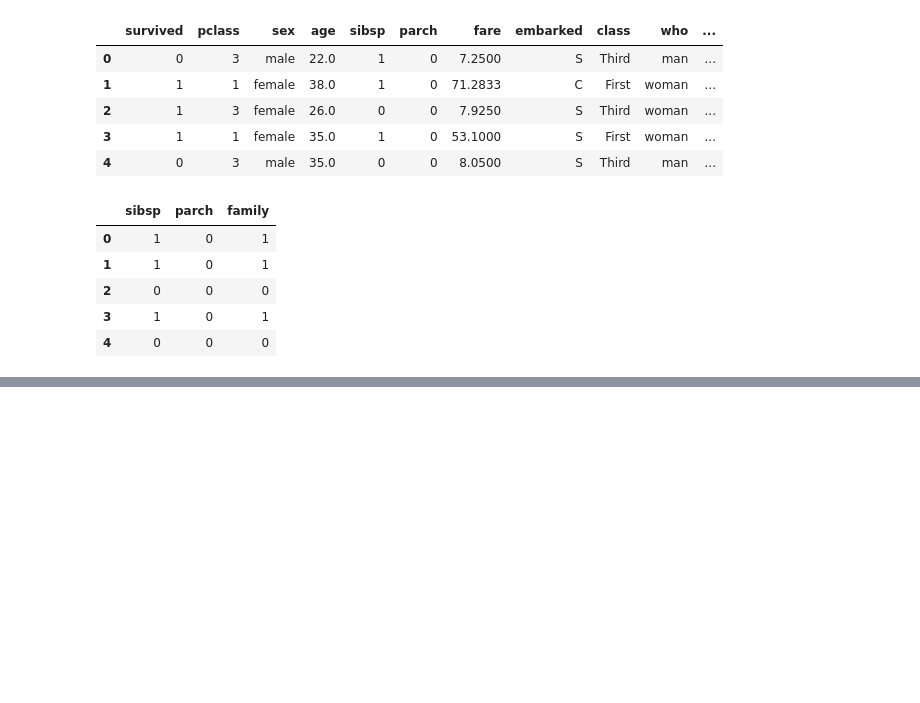
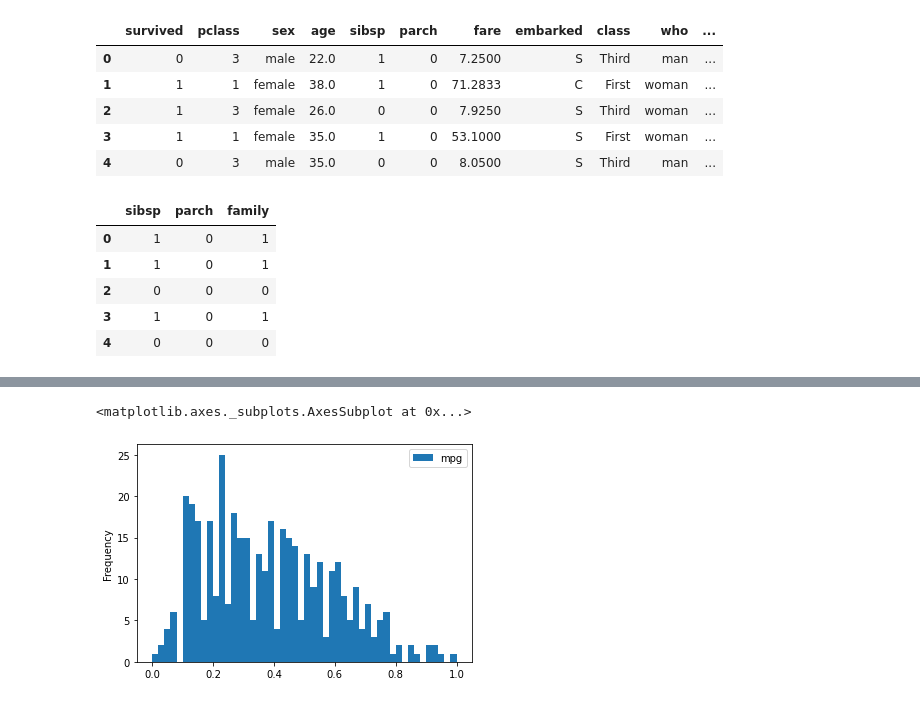
Before and after one commit to ilm52626/HKMD1_Complementary, a Jupyter notebook: m2_분석라이브러리/pandas/pandas_전처리_guide.ipynb, the cells around one changed output, grey strips where cells are left out. Drawn from its saved outputs; the diff is of its cells as text; code cells hidden in the pictures; blank space fills up the shorter version.

```diff
--- a/m2_분석라이브러리/pandas/pandas_전처리_guide.ipynb
+++ b/m2_분석라이브러리/pandas/pandas_전처리_guide.ipynb
@@ -81,0 +104,3 @@ df.loc[:,["sibsp","parch","family"]].head()
+# %%
+df_auto = pd.read_csv('../dataset/auto-mpg.csv')
+df_auto.head()
@@ -81,0 +171,3 @@ df.loc[:,["sibsp","parch","family"]].head()
+# %%
+df_s = df_auto[['mpg','cylinders','displacement','weight','acceleration']]
+df_s.head()
@@ -81,0 +181,8 @@ df.loc[:,["sibsp","parch","family"]].head()
+# %%
+# 스케일링
+from sklearn.preprocessing import MinMaxScaler
+
+scaler = MinMaxScaler()
+df_scaler = scaler.fit_transform(df_s)
+df_sca = pd.DataFrame(df_scaler,columns=['mpg','cylinders','displacement','weight','acceleration'])
+df_sca.head()
@@ -81,0 +217,5 @@ df.loc[:,["sibsp","parch","family"]].head()
+# %%
+df_sca[['mpg']].plot(kind='hist',bins=50)
+# %% [output]
+<matplotlib.axes._subplots.AxesSubplot at 0x...>
+[figure, added]
```
Also changed, not shown: parts of 18 cells of this notebook.
